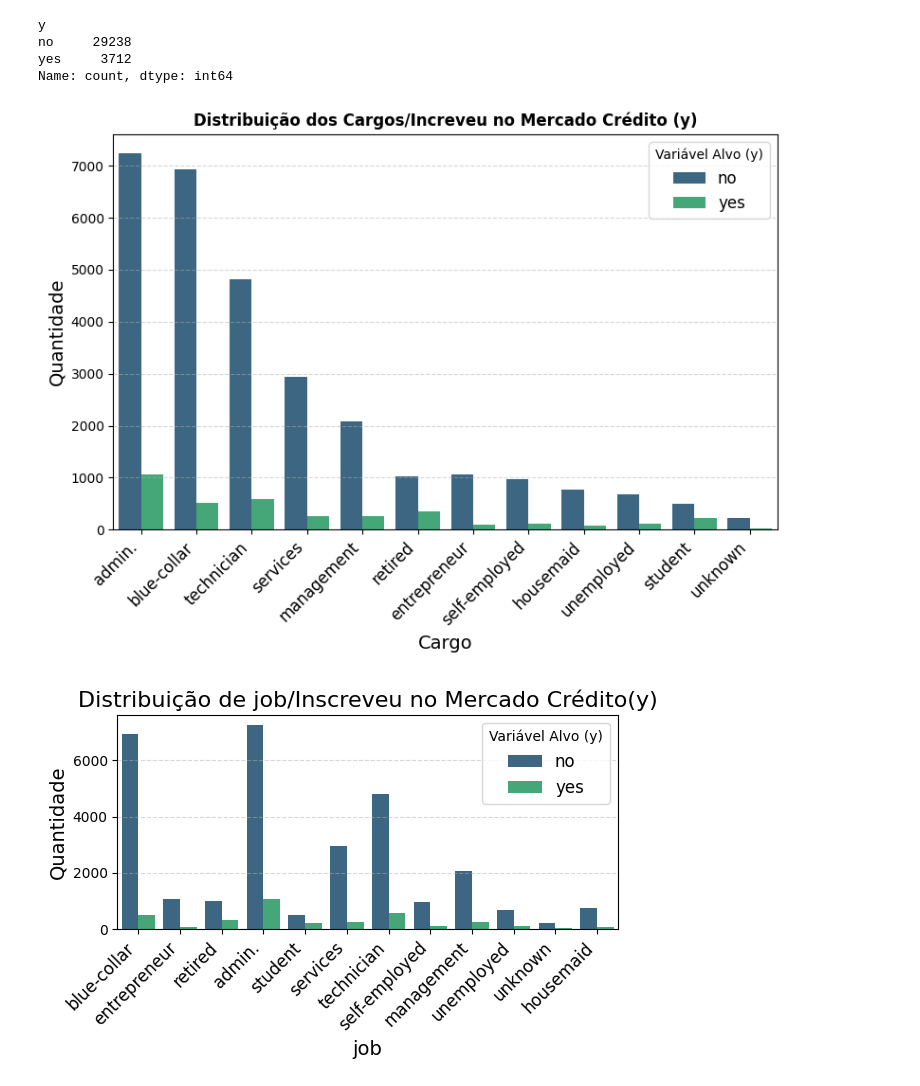
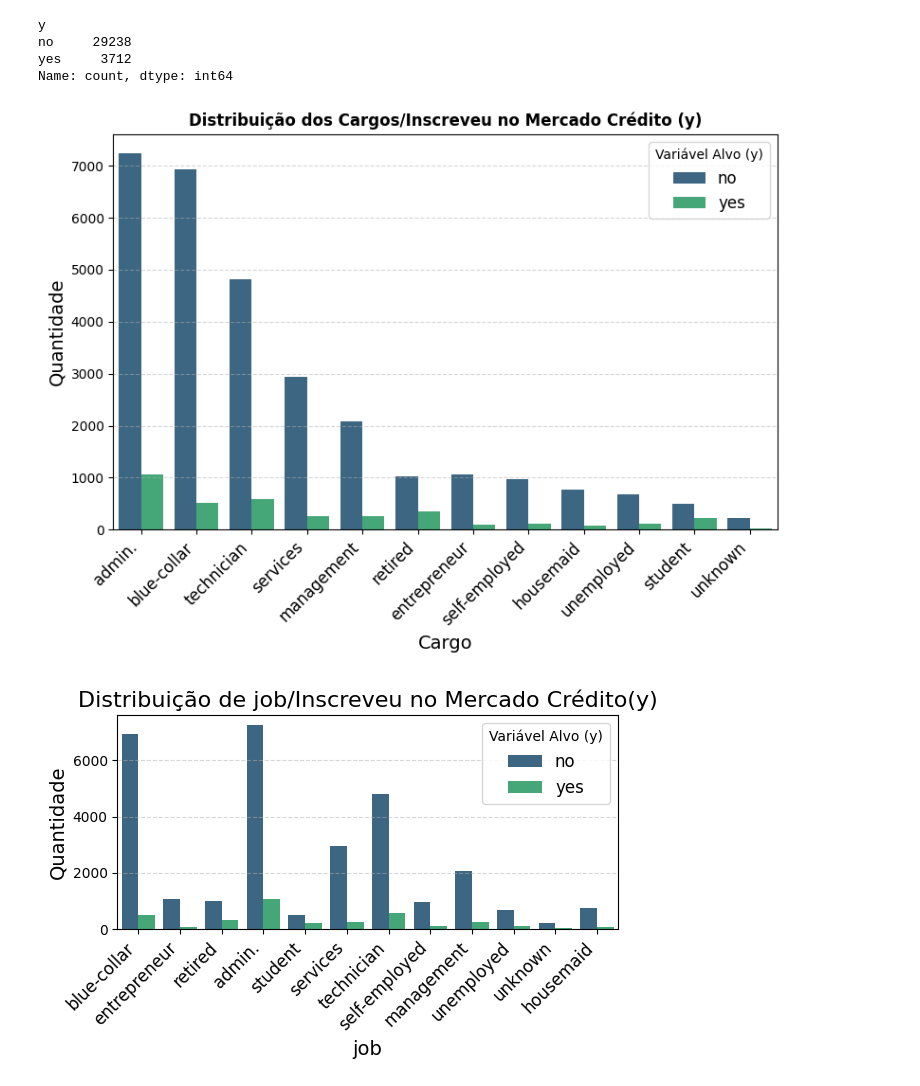
Before and after one commit to carnotbraun/meli_tecnical_challenge, a Jupyter notebook: challenge_tecnico.ipynb, the cells around one changed output. Drawn from its saved outputs; the diff is of its cells as text; code cells hidden in the pictures.

```diff
--- a/challenge_tecnico.ipynb
+++ b/challenge_tecnico.ipynb
@@ -155,15 +155,15 @@ Name: count, dtype: int64
 # %%
 plt.figure(figsize=(8, 6))
 sns.countplot(x='job', hue='y', data=train, palette='viridis', order=train['job'].value_counts().index)
 plt.xticks(rotation=45, ha='right', fontsize=12)
-plt.title('Distribuição dos Cargos/Increveu no Mercado Crédito (y)', fontsize=12, fontweight='bold')
+plt.title('Distribuição dos Cargos/Inscreveu no Mercado Crédito (y)', fontsize=12, fontweight='bold')
 plt.xlabel('Cargo', fontsize=14)
 plt.ylabel('Quantidade', fontsize=14)
 plt.legend(title='Variável Alvo (y)', fontsize=12)
 plt.grid(axis='y', linestyle='--', alpha=0.5)
 plt.tight_layout()
 # %% [output]
-[figure, old version]
+[figure, new version]
 # %%
 for column in train.select_dtypes(include=['object']).columns:
     plt.figure(figsize=(6, 4))
```
Also changed, not shown: parts of 4 cells of this notebook, 1 other file.
